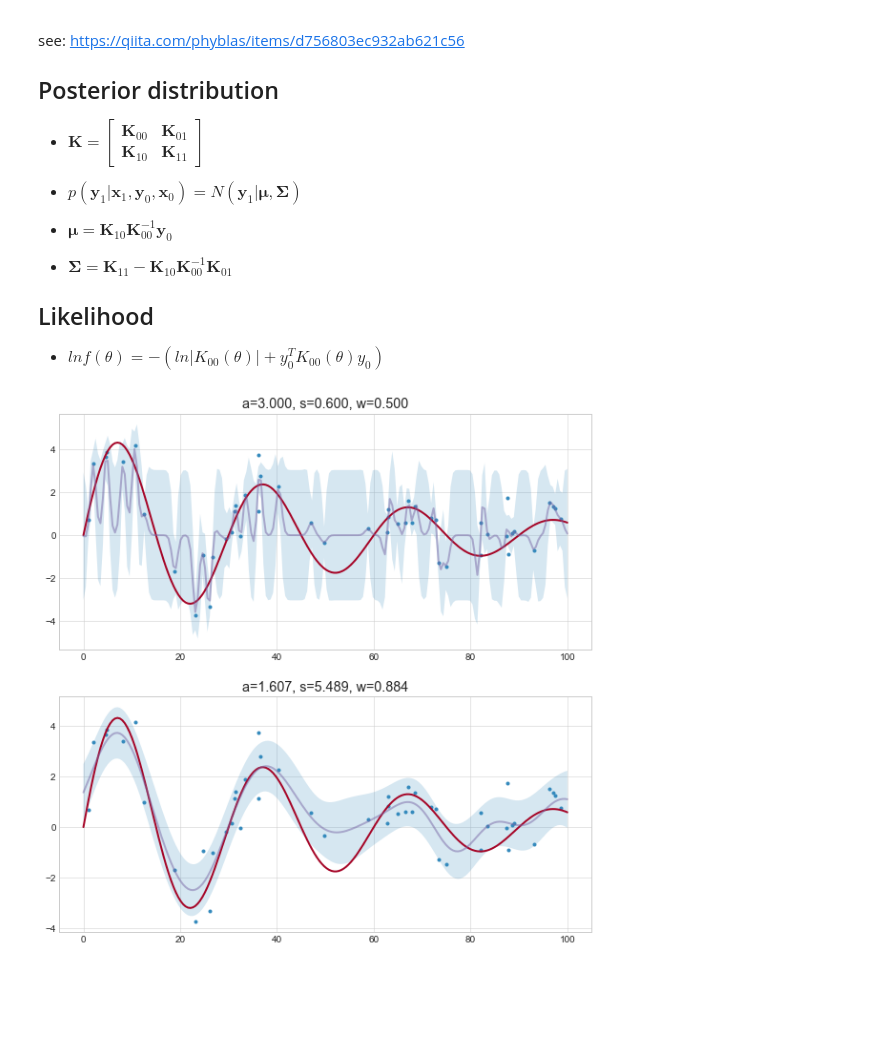
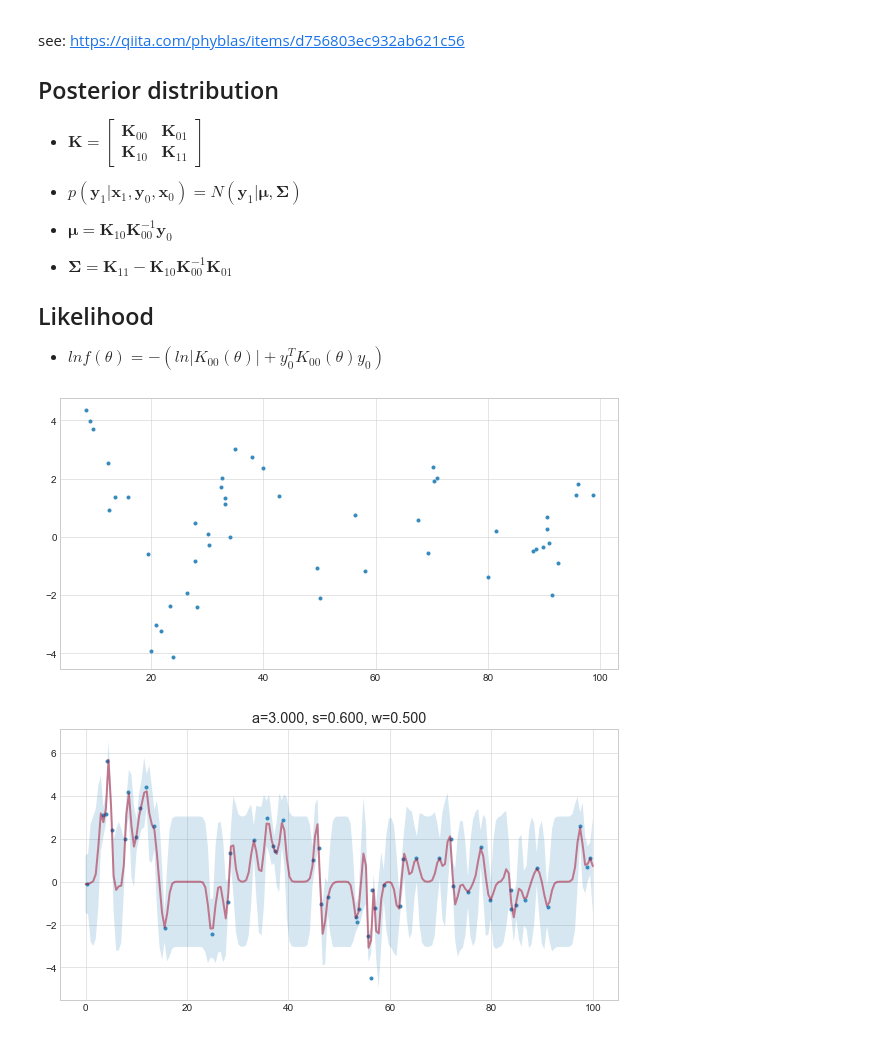
Before and after one commit to kzak/gaussian-process, a Jupyter notebook: gp_from_scratch.ipynb, the cells around one changed output. Cells and saved outputs as stored; diff of their text form; code cells hidden in the pictures; blank space fills up the shorter version.

```diff
--- a/gp_from_scratch.ipynb
+++ b/gp_from_scratch.ipynb
@@ -129,51 +131,16 @@ class GaussianProcess:
 
 def y(x):
     return 5 * np.sin(np.pi / 15 * x) * np.exp(-x / 50)
-# %%
-# Simulation
-
-# Sample size
-n = 50
-
-# Given points (= x, y)
-x0 = np.random.uniform(0, 100, n)
-y0 = y(x0) + np.random.normal(0, 1, n)
-
-# Initial parameters and its ranges
-param0 = [3, 0.6, 0.5]
-param_ranges = [[1e-2, 1e2], [1e-2, 1e2], [1e-2, 1e2]]
-
-# Define a kernel
-kernel = Kernel(param0, param_ranges)
-
-# Train by gaussian process
-gp = GaussianProcess(kernel, x0, y0)
-gp.train()
-
-plt.figure(figsize=(10, 10))
-for i in (0, 1):
-    # if i == 1 then optimization will be executed
-    if(i):
-        gp.optimize(1000)
-
-    # Plot without optimization above, with optimization below.
-    plt.subplot(211 + i)
-
-    # Plot given points
-    plt.plot(x0, y0, '. ')
-
-    # Predict points
-    x1 = np.linspace(0, 100, 200)
-    mu, std = gp.predict(x1)
-
-    # Plot original curve
-    plt.plot(x1, y(x1))
-
-    # Plot predicted curve
-    plt.plot(x1, mu, alpha=0.5)
-    plt.fill_between(x1, mu-std, mu+std, alpha=0.2)
-
-    # Describe the parameters
-    plt.title('a=%.3f, s=%.3f, w=%.3f' % tuple(gp.kernel.param))
-# %% [output]
-[figure, removed]
+# %%
+# plot function
+
+def plot(x0, y0, x1=None, mu=None, std=None, gp=None):
+    # Plot original points
+    plt.figure(figsize=(10, 5))
+    plt.plot(x0, y0, '.')
+
+    # Plot predicted points
+    if all([e is not None for e in (x1, mu, std, gp)]):
+        plt.plot(x1, mu, alpha=0.5)
+        plt.fill_between(x1, mu-std, mu+std, alpha=0.2)
+        plt.title('a=%.3f, s=%.3f, w=%.3f' % tuple(gp.kernel.param))
@@ -179,0 +156,6 @@ for i in (0, 1):
+# %%
+# Plot target function + noize
+
+plot(x0, y0)
+# %% [output]
+[figure, added]
@@ -179,0 +174,13 @@ for i in (0, 1):
+# %%
+# Prediction without optimization)
+
+
+gp.train()
+
+# Predict points
+x1 = np.linspace(0, 100, 200)
+mu, std = gp.predict(x1)
+
+plot(x0, y0, x1, mu, std, gp)
+# %% [output]
+[figure, added]
```
Also changed, not shown: parts of 4 cells of this notebook.
